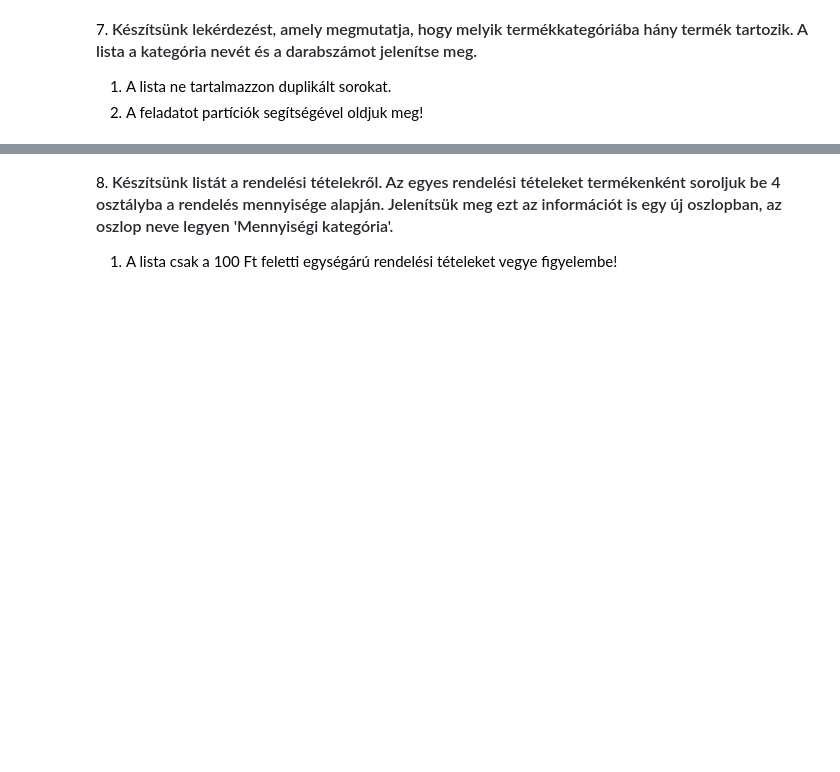
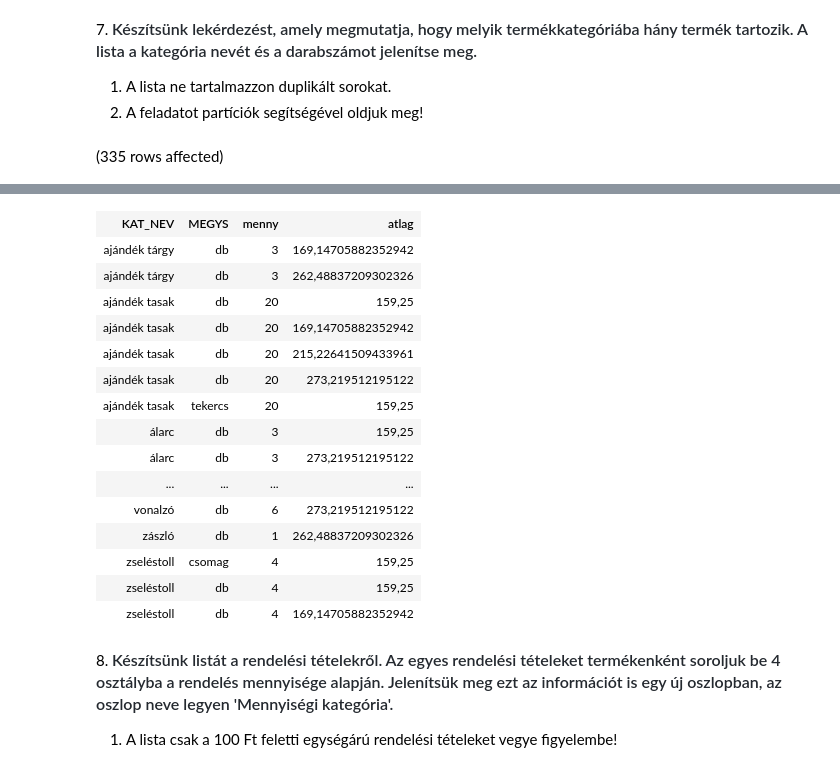
Before and after one commit to BorbelyBalazsCorvinus/Databases_OACMUT, a Jupyter notebook: gyakorlat05_feladatok.ipynb, the cells around one changed output, grey strips where cells are left out. Drawn from its saved outputs; the diff is of its cells as text; code cells hidden in the pictures; blank space fills up the shorter version.

```diff
--- a/gyakorlat05_feladatok.ipynb
+++ b/gyakorlat05_feladatok.ipynb
@@ -73,3 +75,8 @@ Total execution time: 00:00:00.257
 
 1. A lista ne tartalmazzon duplikált sorokat.
 2. A feladatot partíciók segítségével oldjuk meg!
+# %%
+SELECT DISTINCT  KAT_NEV, MEGYS, COUNT(*) OVER(PARTITION by KAT_NEV) as menny, AVG(LISTAAR) over(PARTITION BY raktar_kod) as atlag
+FROM Termek JOIN Termekkategoria ON Termek.KAT_ID=Termekkategoria.KAT_ID
+# %% [output]
+(335 rows affected)
@@ -76,3 +84,19 @@ Total execution time: 00:00:00.257
+| KAT_NEV | MEGYS | menny | atlag |
+| ajándék tárgy | db | 3 | 169,14705882352942 |
+| ajándék tárgy | db | 3 | 262,48837209302326 |
+| ajándék tasak | db | 20 | 159,25 |
+| ajándék tasak | db | 20 | 169,14705882352942 |
+| ajándék tasak | db | 20 | 215,22641509433961 |
+| ajándék tasak | db | 20 | 273,219512195122 |
+| ajándék tasak | tekercs | 20 | 159,25 |
+| álarc | db | 3 | 159,25 |
+| álarc | db | 3 | 273,219512195122 |
+| ... | ... | ... | ... |
+| vonalzó | db | 6 | 273,219512195122 |
+| zászló | db | 1 | 262,48837209302326 |
+| zseléstoll | csomag | 4 | 159,25 |
+| zseléstoll | db | 4 | 159,25 |
+| zseléstoll | db | 4 | 169,14705882352942 |
 # %% [markdown]
 8. <span style="font-weight: 600; color: rgb(36, 41, 47); font-family: -apple-system, BlinkMacSystemFont, &quot;Segoe UI&quot;, Helvetica, Arial, sans-serif, &quot;Apple Color Emoji&quot;, &quot;Segoe UI Emoji&quot;; font-size: 16px;">Készítsünk listát a rendelési tételekről. Az egyes rendelési tételeket termékenként soroljuk be 4 osztályba a rendelés mennyisége alapján. Jelenítsük meg ezt az információt is egy új oszlopban, az oszlop neve legyen 'Mennyiségi kategória'.</span>
 
```
Also changed, not shown: parts of 2 cells of this notebook.
